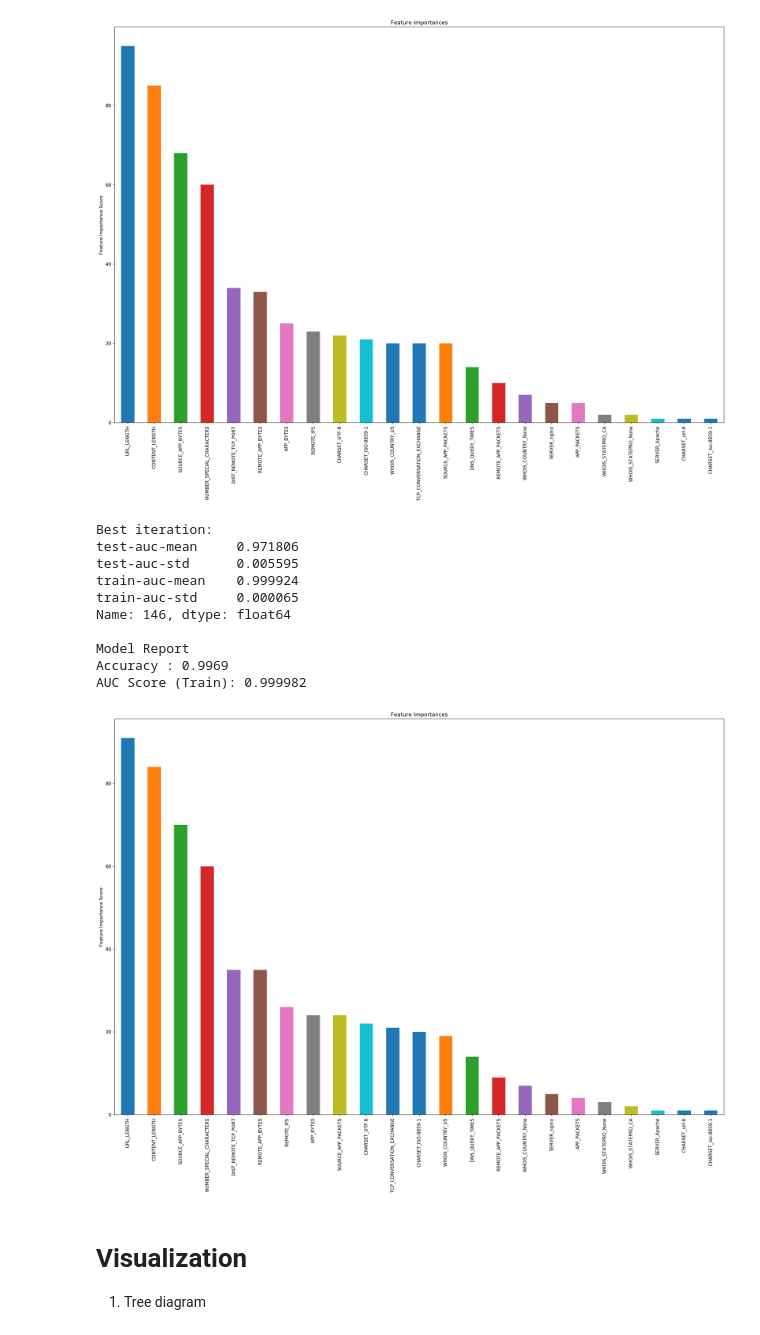
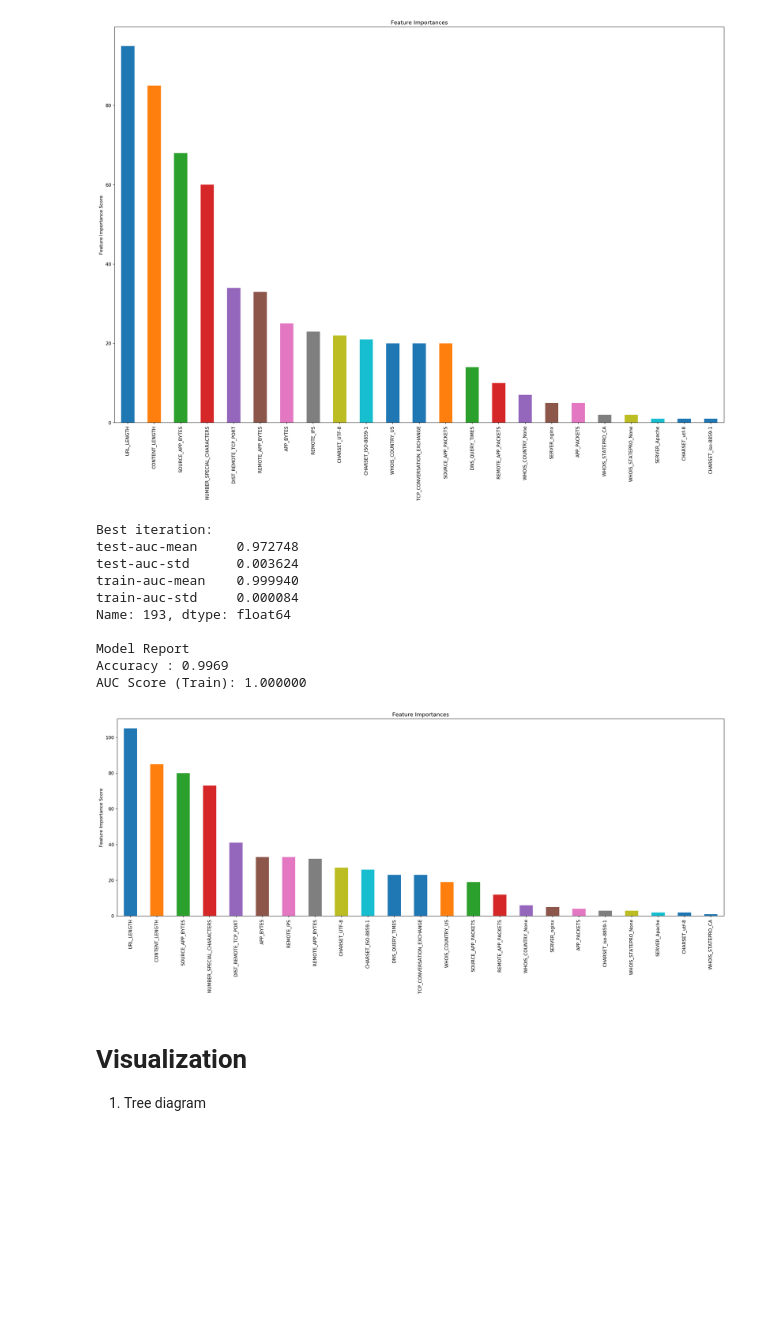
Before and after one commit to tmbernardo/malicious-website-classifier, a Jupyter notebook: malben_clf.ipynb, the cells around one changed output. Drawn from its saved outputs; the diff is of its cells as text; code cells hidden in the pictures; blank space fills up the shorter version.

Commit message:
retuned all parameters

```diff
--- a/malben_clf.ipynb
+++ b/malben_clf.ipynb
@@ -14,9 +4,6 @@ or `$ pip install conda`
 # %% [markdown]
 1. Importing the required libraries and reading in data with Pandas
 # %%
-# max_depth = 6
-# min_child_weight = 3
-# gamma = 0.2
 import pandas as pd
 import numpy as np
 import xgboost as xgb
@@ -30,7 +17,7 @@ import pygraphviz
 import matplotlib.pyplot as plt
 from matplotlib.pylab import rcParams
 %matplotlib inline
-rcParams['figure.figsize'] = 24, 16
+rcParams['figure.figsize'] = 24, 8
 rcParams['figure.dpi'] = 150
 # %% [markdown]
 1. Convert categorical variable into dummy/indicator variables
@@ -548,31 +535,32 @@ AUC Score (Train): 0.999982
 [figure]
 # %%
 xgb4 = XGBClassifier(
- learning_rate =0.18,
+ learning_rate =0.16,
  n_estimators=5000,
  max_depth=6,
  min_child_weight=3,
  gamma=0.2,
- subsample=0.75,
- colsample_bytree=0.75,
- reg_alpha=0.05,
+ subsample=0.7,
+ colsample_bytree=0.85,
+ reg_alpha=0.049,
+ reg_lambda=1,
  objective= 'binary:logistic',
  nthread=4,
  scale_pos_weight=1,
  seed=27)
 modelfit(xgb4, train, predictors)
 # %% [output]
 Best iteration:
-test-auc-mean     0.971806
-test-auc-std      0.005595
-train-auc-mean    0.999924
-train-auc-std     0.000065
-Name: 146, dtype: float64
+test-auc-mean     0.972748
+test-auc-std      0.003624
+train-auc-mean    0.999940
+train-auc-std     0.000084
+Name: 193, dtype: float64
 
 Model Report
 Accuracy : 0.9969
-AUC Score (Train): 0.999982
+AUC Score (Train): 1.000000
-[figure, old version]
+[figure, new version]
 # %% [markdown]
 # Visualization
 
```
Also changed, not shown: parts of 1 cell of this notebook.
